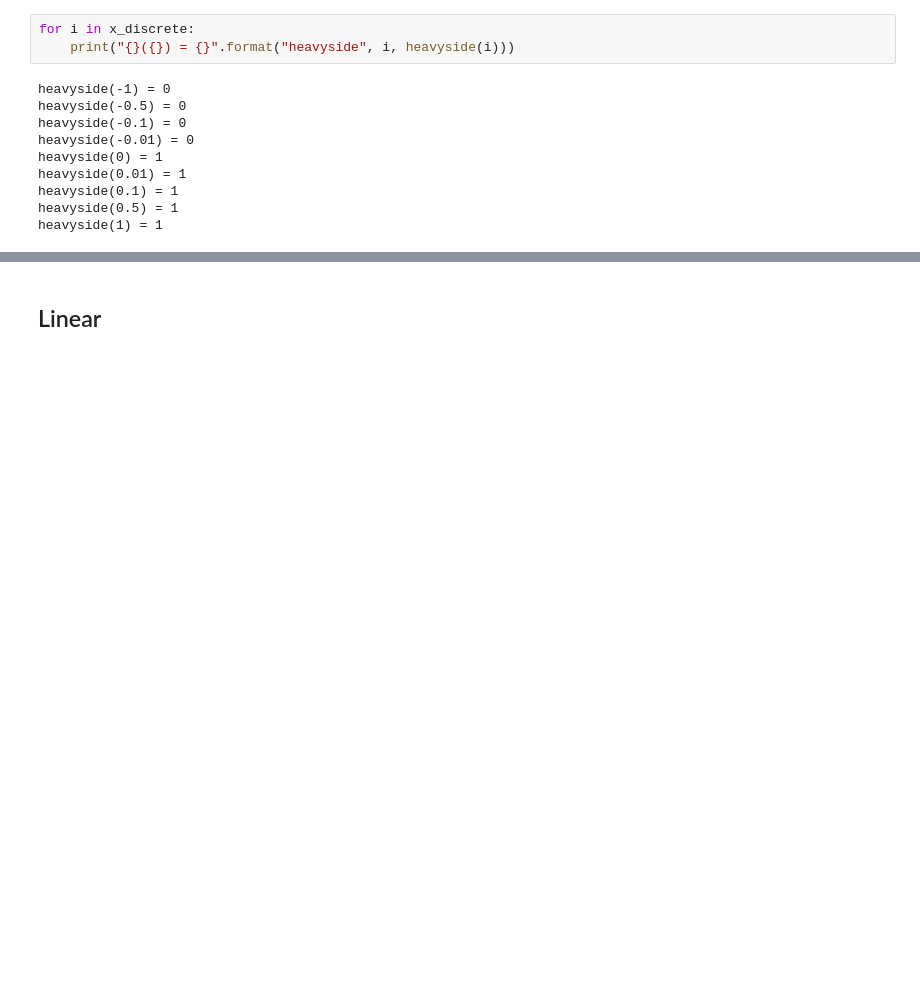
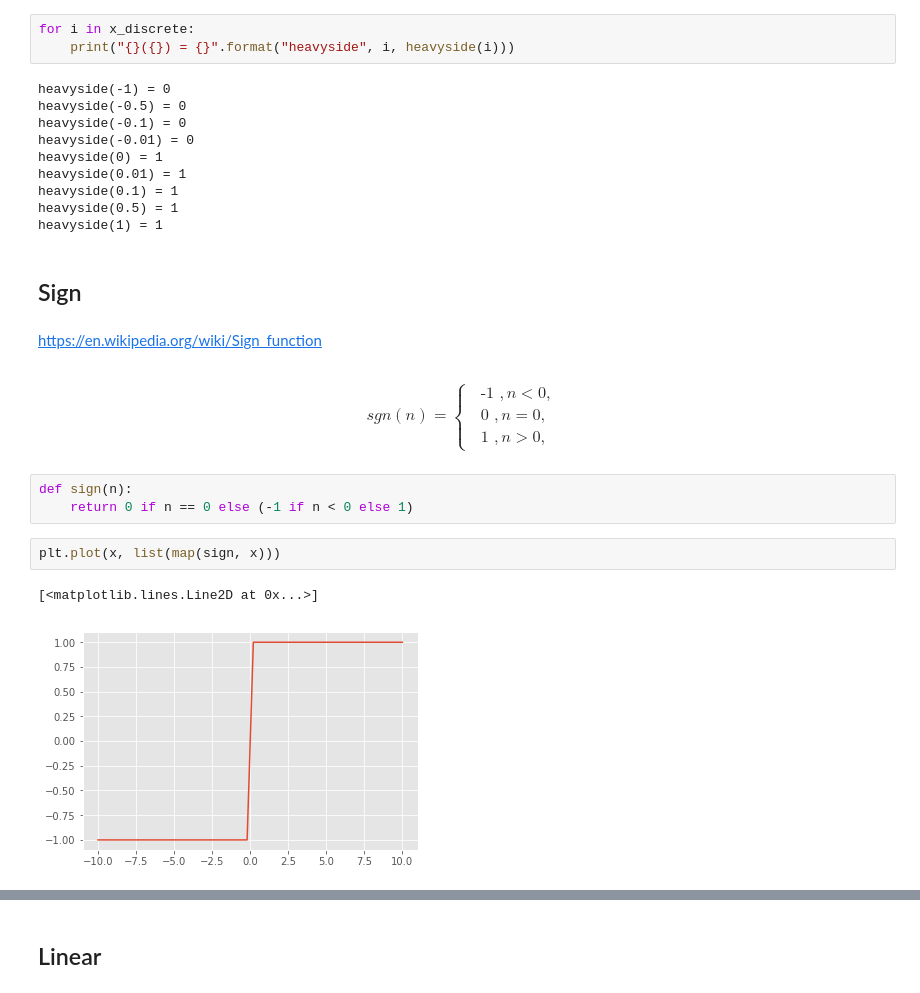
Before and after one commit to tivvit/nn-basics, a Jupyter notebook: nb/3. Activation functions.ipynb, the cells around one changed output, grey strips where cells are left out. Drawn from its saved outputs; the diff is of its cells as text; blank space fills up the shorter version.

Commit message:
actiovation functions - sign, tanh

```diff
--- a/nb/3. Activation functions.ipynb
+++ b/nb/3. Activation functions.ipynb
@@ -42,3 +46,24 @@ heavyside(0.01) = 1
 heavyside(0.1) = 1
 heavyside(0.5) = 1
 heavyside(1) = 1
+# %% [markdown]
+## Sign
+# %% [markdown]
+https://en.wikipedia.org/wiki/Sign_function
+# %% [markdown]
+\begin{equation*}
+sgn(n) =
+\begin{cases}
+ & \text{ -1 }, n <  0, \\
+ & \text{ 0 }, n =  0, \\
+ & \text{ 1 }, n >  0,
+\end{cases}
+\end{equation*}
+# %%
+def sign(n):
+    return 0 if n == 0 else (-1 if n < 0 else 1)
+# %%
+plt.plot(x, list(map(sign, x)))
+# %% [output]
+[<matplotlib.lines.Line2D at 0x...>]
+[figure, added]
```
Also changed, not shown: parts of 14 cells of this notebook.
